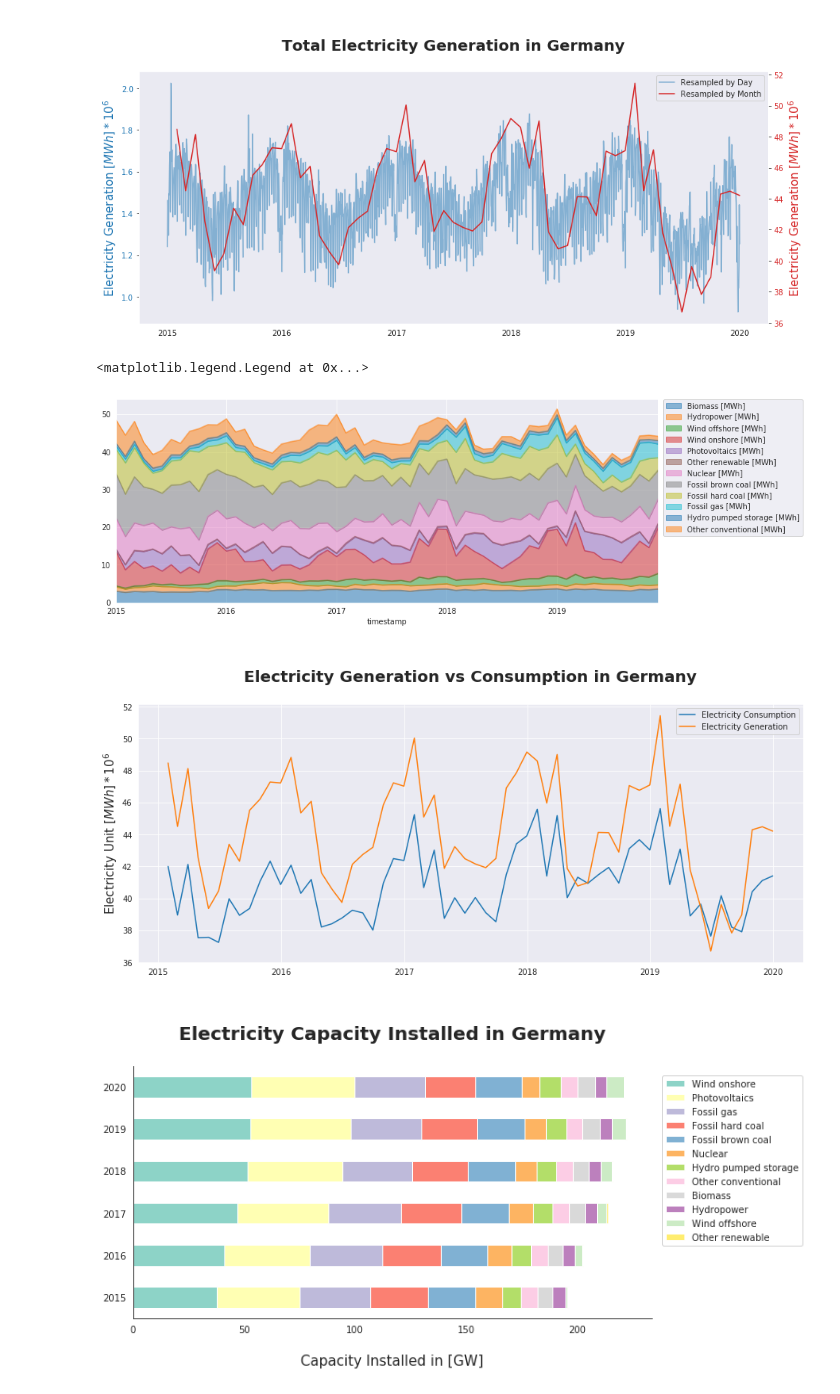
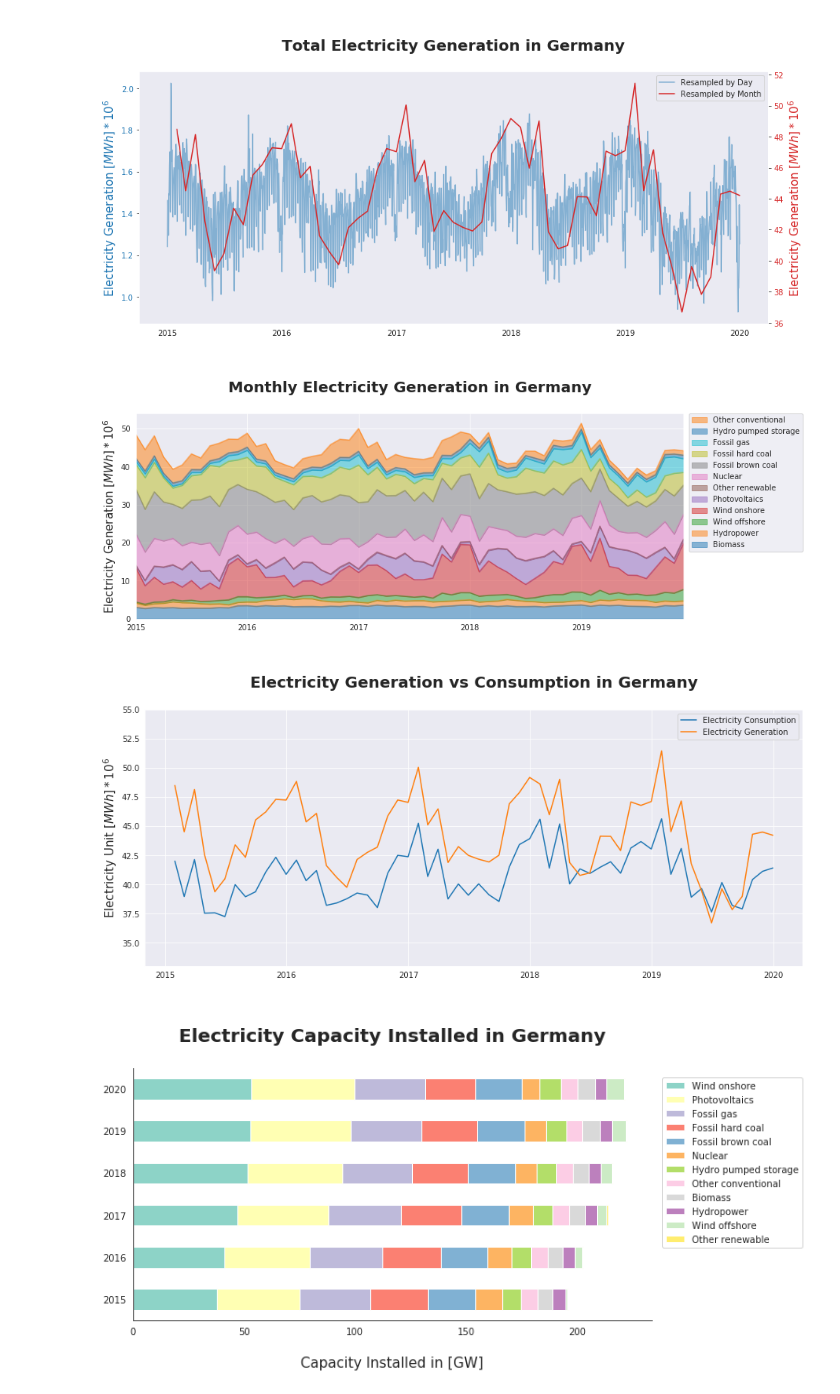
Before and after one commit to siavash-saki/IBM-Advanced-Capstone-Project, a Jupyter notebook: Notebooks/02. EDA.ipynb, the cells around one changed output. Drawn from its saved outputs; the diff is of its cells as text; code cells hidden in the pictures.

Commit message:
More graphs to EDA added. Model Built.

```diff
--- a/Notebooks/02. EDA.ipynb
+++ b/Notebooks/02. EDA.ipynb
@@ -77,0 +116,10 @@ plt.show()
+# %%
+sns.set_style('darkgrid')
+fig, ax = plt.subplots(figsize=(13,4))
+plt.title('\nElectricity Consumption in Germany for One Day (2019-11-05)\n', fontsize=20 ,fontweight='bold')
+plt.plot(consumption['2019-11-05':'2019-11-05'].resample('H').sum(), label='by hour')
+ax.xaxis.set_ticklabels(['12:00 AM','03:00 AM','06:00 AM','09:00 AM','03:00 PM',
+                         '12:00 PM','18:00 AM','21:00 AM','12:00 AM'])
+plt.ylabel('Electricity Consumption [MWh]',fontsize=13)
+plt.legend()
+plt.show()
@@ -101,12 +151,24 @@ plt.show()
 # %% [output]
 [figure]
 # %%
+sns.set_style('darkgrid')
 
-(generation.resample('M').sum()/(10**6)).plot(kind='area', stacked=True, figsize=(13,5), alpha=0.5)
-plt.legend(loc='upper left', bbox_to_anchor=(1.01, 1),  borderaxespad=0.)
+fig= plt.figure()
+ax = fig.add_subplot(111)
+
+(generation.resample('M').sum()/(10**6)).plot(kind='area', stacked=True, figsize=(13,5), alpha=0.5, ax=ax)
+
+handles, labels = ax.get_legend_handles_labels()
+
+ax.legend(reversed(handles), reversed([i[:-6] for i in  labels]),
+          loc='upper left', bbox_to_anchor=(1.01, 1),  borderaxespad=0.)
+
+plt.title('\nMonthly Electricity Generation in Germany\n', fontsize=20 ,fontweight='bold')
+plt.ylabel(r'Electricity Generation $[MWh]*10^6$', fontsize=15)
+plt.xlabel('')
+plt.show()
 # %% [output]
-<matplotlib.legend.Legend at 0x...>
-[figure, old version]
+[figure, new version]
 # %%
 sns.set_style('darkgrid')
 plt.figure(figsize=(15,6))
@@ -114,11 +176,12 @@ plt.plot(consumption.resample('M').sum()/(10**6), label='Electricity Consumption
 plt.plot(generation.sum(axis=1).resample('M').sum()/(10**6), label='Electricity Generation')
 plt.title('\nElectricity Generation vs Consumption in Germany\n', fontsize=20 ,fontweight='bold')
 plt.ylabel(r'Electricity Unit $[MWh]*10^6$', fontsize=15)
+plt.ylim([33,55])
 plt.xlabel('')
 plt.legend(loc='upper right')
 plt.show()
 # %% [output]
-[figure, old version]
+[figure, new version]
 # %%
 sns.set_style('white')
 fig = plt.figure()
```
Also changed, not shown: parts of 10 cells of this notebook.
